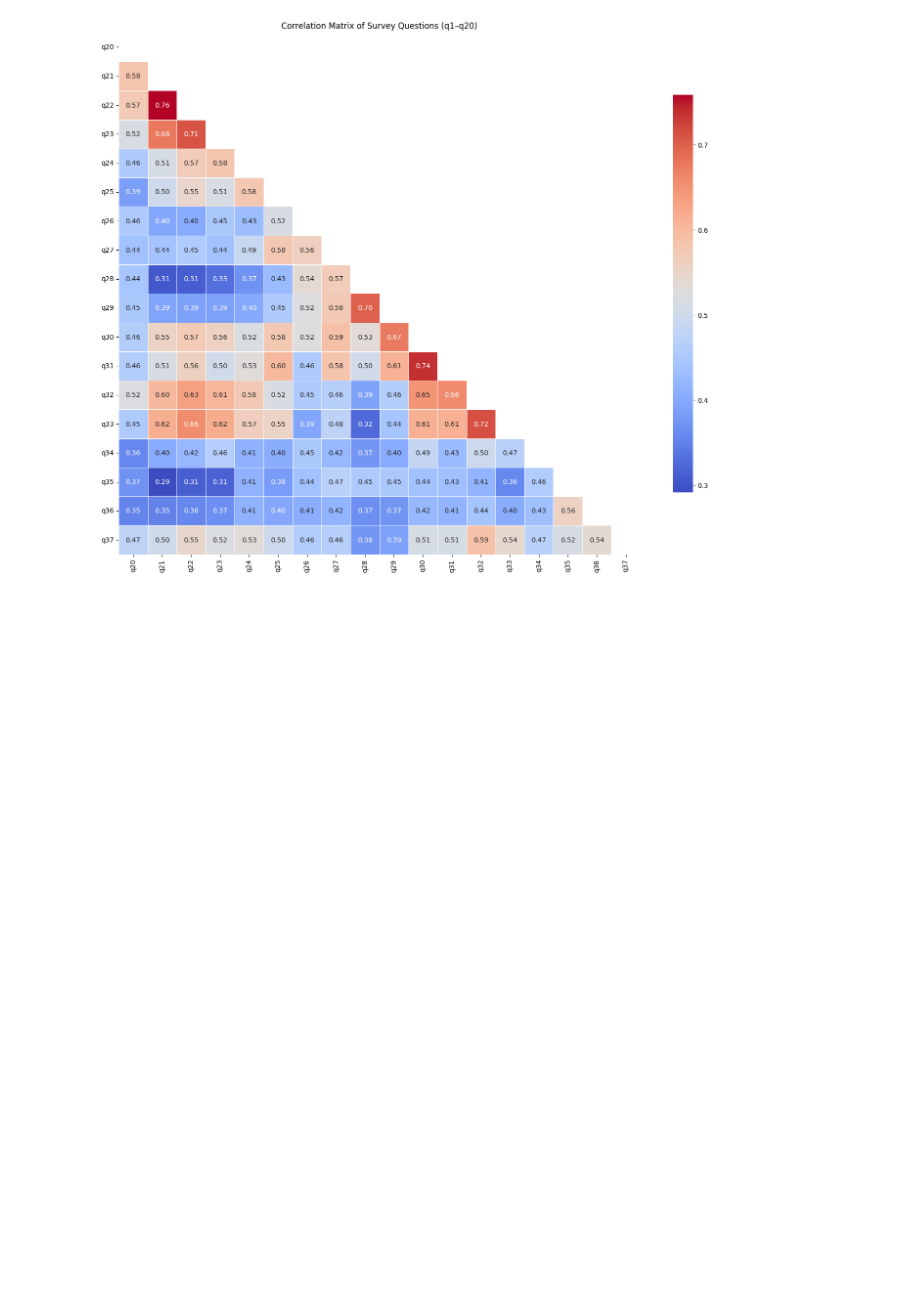
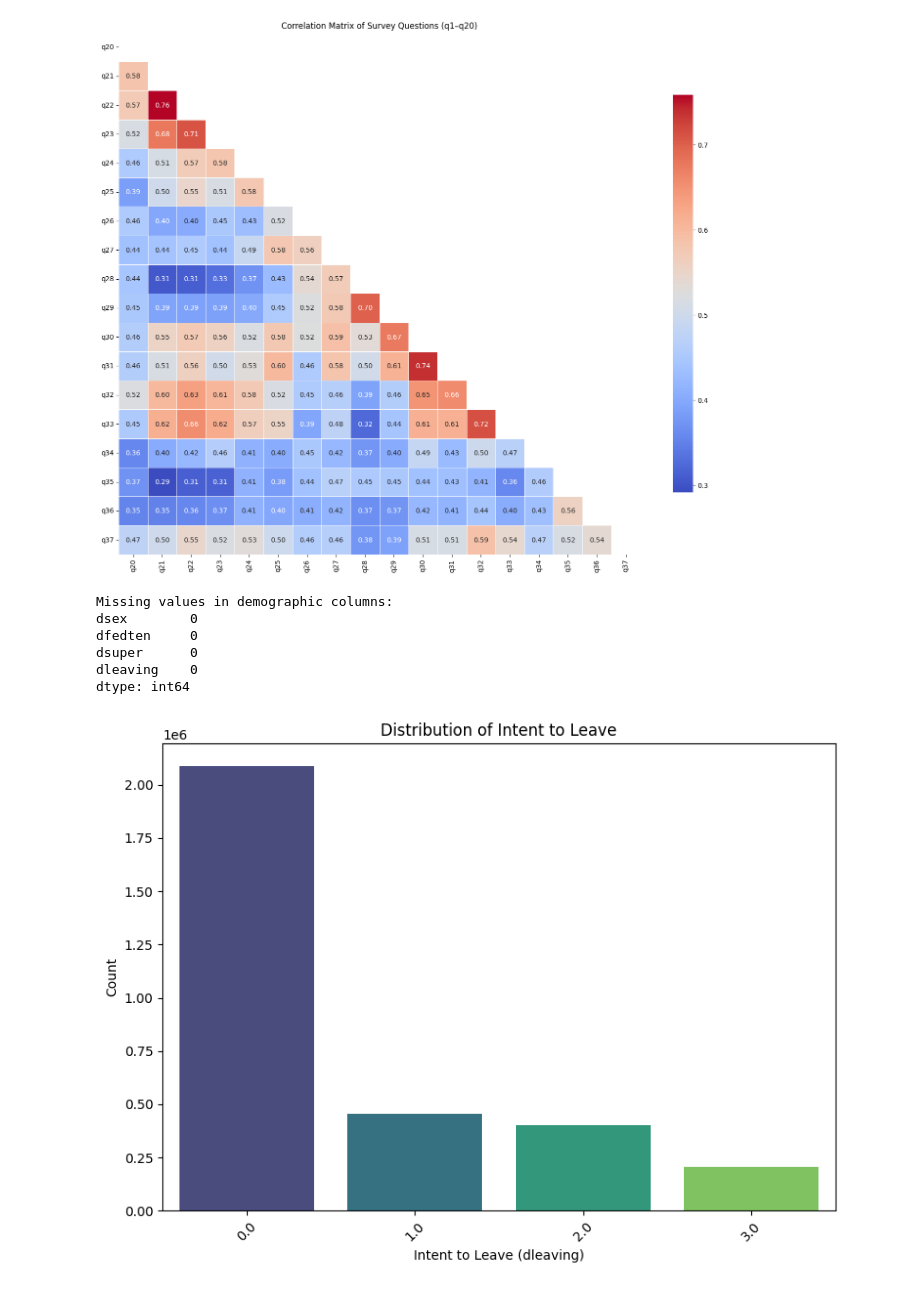
Before and after one commit to sophiaajensen/ADS599_CapstoneProject, a Jupyter notebook: code library/Explortory Data Analysis.ipynb, the cells around one changed output. Drawn from its saved outputs; the diff is of its cells as text; code cells hidden in the pictures; blank space fills up the shorter version.

```diff
--- a/code library/Explortory Data Analysis.ipynb
+++ b/code library/Explortory Data Analysis.ipynb
@@ -256,0 +260,48 @@ plt.show()
+# %%
+# remove deduc and dminority
+df = df.drop(columns=['deduc', 'dminority'])
+# %%
+# fill missing values in demographic columns with the mode
+for col in ['dsex', 'dfedten', 'dsuper']:
+    df[col].fillna(df[col].mode()[0], inplace=True)
+
+missing_values = df[['dsex', 'dfedten', 'dsuper', 'dleaving']].isnull().sum()
+print("Missing values in demographic columns:")
+print(missing_values)
+# %% [output]
+Missing values in demographic columns:
+dsex        0
+dfedten     0
+dsuper      0
+dleaving    0
+dtype: int64
+# %%
+# Make Likert scale columns binary
+def to_binary(x):
+    try:
+        x = float(x)  # handles string numbers like '4.0'
+        if 1.0 <= x <= 3.0:
+            return 0
+        elif 4.0 <= x <= 5.0:
+            return 1
+        else:
+            return x
+    except:
+        return x  # keeps NaN or non-numeric values
+
+df[likert_columns] = df[likert_columns].applymap(to_binary)
+# %%
+# deal with missing values
+# convert rows with NaN in Likert columns to 1
+df[likert_columns] = df[likert_columns].fillna(1)  # Assuming 1 is the neutral value
+# %%
+# See distribution of dleaving
+plt.figure(figsize=(8, 6))
+sns.countplot(x='dleaving', data=df, palette='viridis')
+plt.title('Distribution of Intent to Leave')
+plt.xlabel('Intent to Leave (dleaving)')
+plt.ylabel('Count')
+plt.xticks(rotation=45)
+plt.tight_layout()
+# %% [output]
+[figure, added]
```
Also changed, not shown: parts of 6 cells of this notebook, 1 other file.
